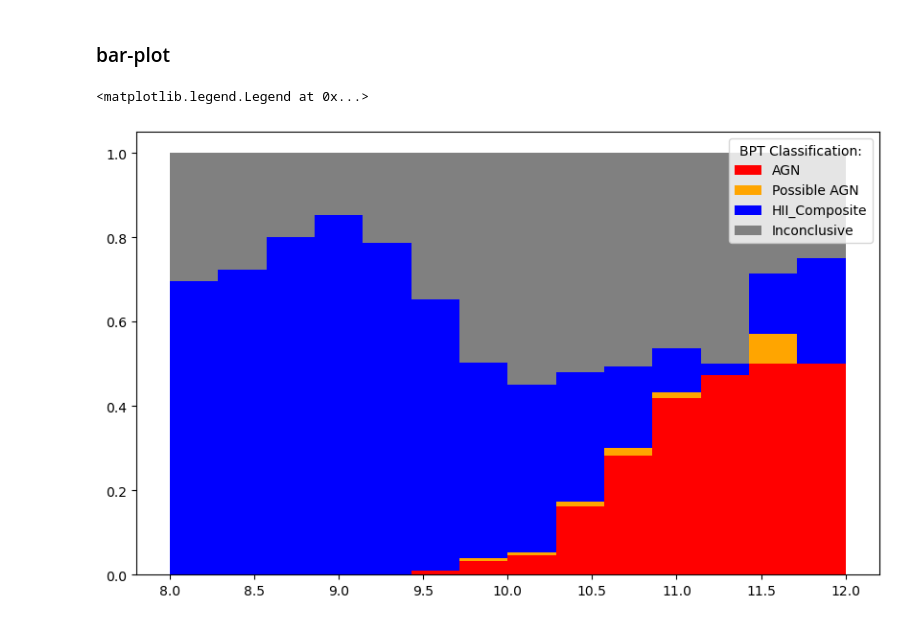
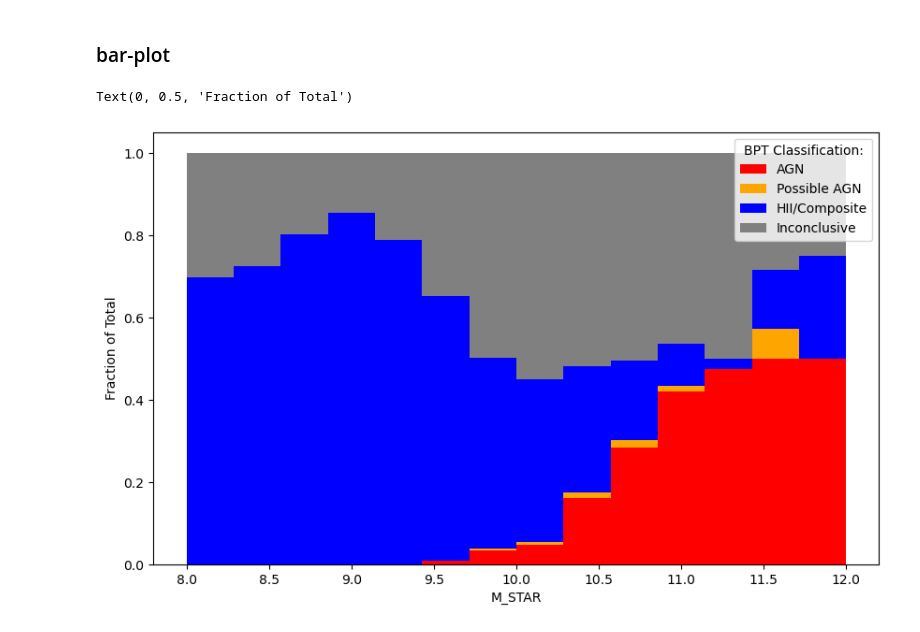
Before and after one commit to mspan4/sami_tools_smc_mspa4681, a Jupyter notebook: Code/AGN_statistics.ipynb, the cells around one changed output. Saved outputs shown, nothing was run; the diff lists cells and outputs as text; code cells hidden in the pictures.

```diff
--- a/Code/AGN_statistics.ipynb
+++ b/Code/AGN_statistics.ipynb
@@ -59,7 +59,7 @@ inconclusive_colour = 'grey'
 
 BPT_classification_dict = {'AGN': (AGN_mask, AGN_colour),
                             'Possible AGN': (possible_AGN_mask, possible_AGN_colour),
-                           'HII_Composite': (HII_Composite_mask, HII_Composite_colour),
+                           'HII/Composite': (HII_Composite_mask, HII_Composite_colour),
                            'Inconclusive': (inconclusive_mask, inconclusive_colour)}
 # %% [markdown]
 # M_STAR investigation
@@ -155,21 +155,19 @@ plt.show()
 # %%
 nbins = 15
 bins = np.linspace(8, 12, nbins)
 binwidth = np.diff(bins)
 total_counts, _ = np.histogram(M_STAR_array, bins=bins)
 
 plt.figure(figsize=(10, 6))
 other_counts = np.zeros_like(total_counts)
 for category, (mask, colour) in BPT_classification_dict.items():
     category_counts, _ = np.histogram(M_STAR_array[mask], bins=bins)
     plt.bar(bins[:-1]+np.diff(bins)/2, category_counts / total_counts, width=np.diff(bins), label=category, color=colour, bottom=other_counts)
     other_counts = other_counts + category_counts / total_counts
-# normalised_AGN_counts = AGN_counts / total_counts
-# normlised_other_counts = (total_counts - AGN_counts) / total_counts
-# plt.bar(bins[:-1], normalised_AGN_counts, width=np.diff(bins), label='AGN', color=AGN_colour)
-# plt.bar(bins[:-1], normlised_other_counts, width=np.diff(bins),  bottom=normalised_AGN_counts, label='Other', color=HII_Composite_colour)
 
 plt.legend(title='BPT Classification:')
+plt.xlabel('M_STAR')
+plt.ylabel('Fraction of Total')
 # %% [output]
-<matplotlib.legend.Legend at 0x...>
+Text(0, 0.5, 'Fraction of Total')
-[figure, old version]
+[figure, new version]
```
Also changed, not shown: parts of 1 cell of this notebook, 1 other file.
